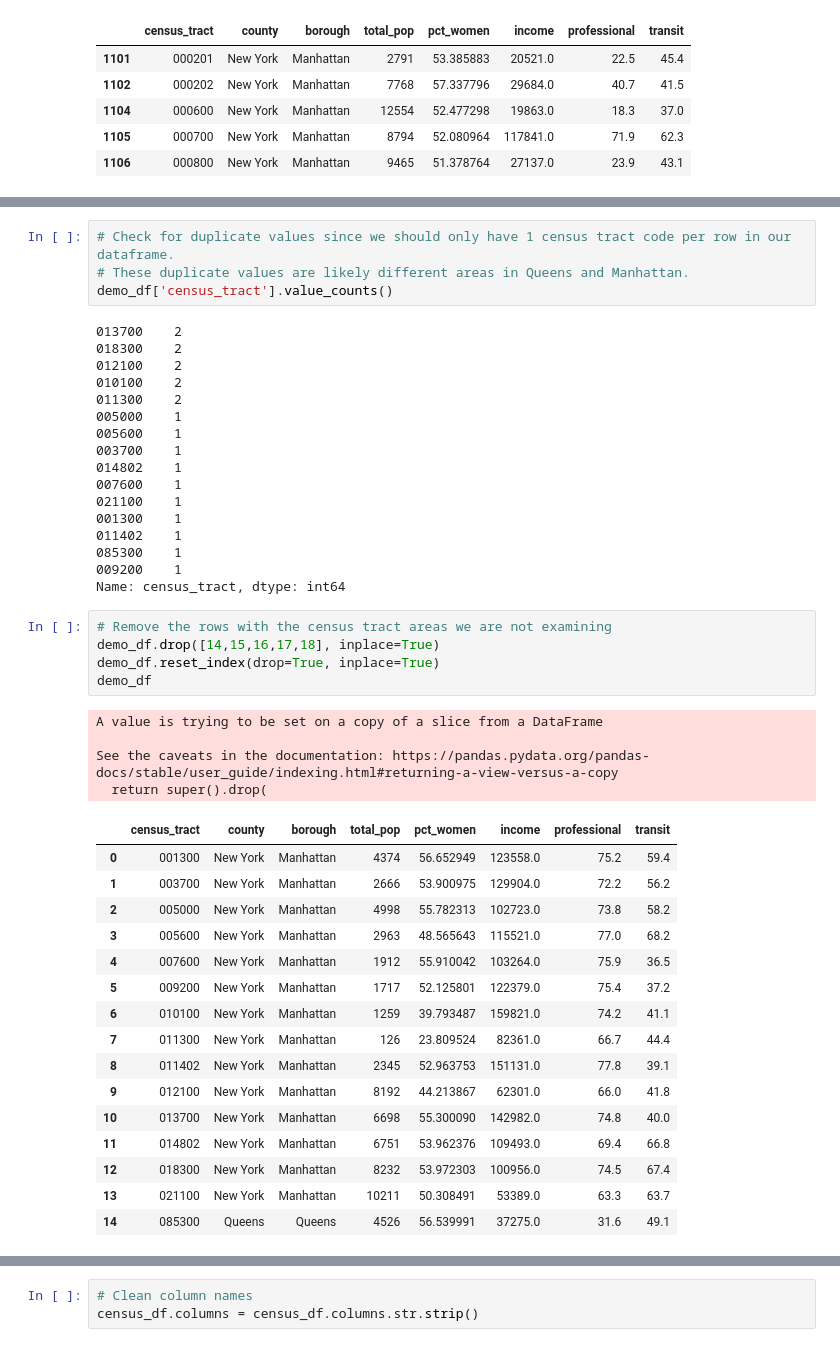
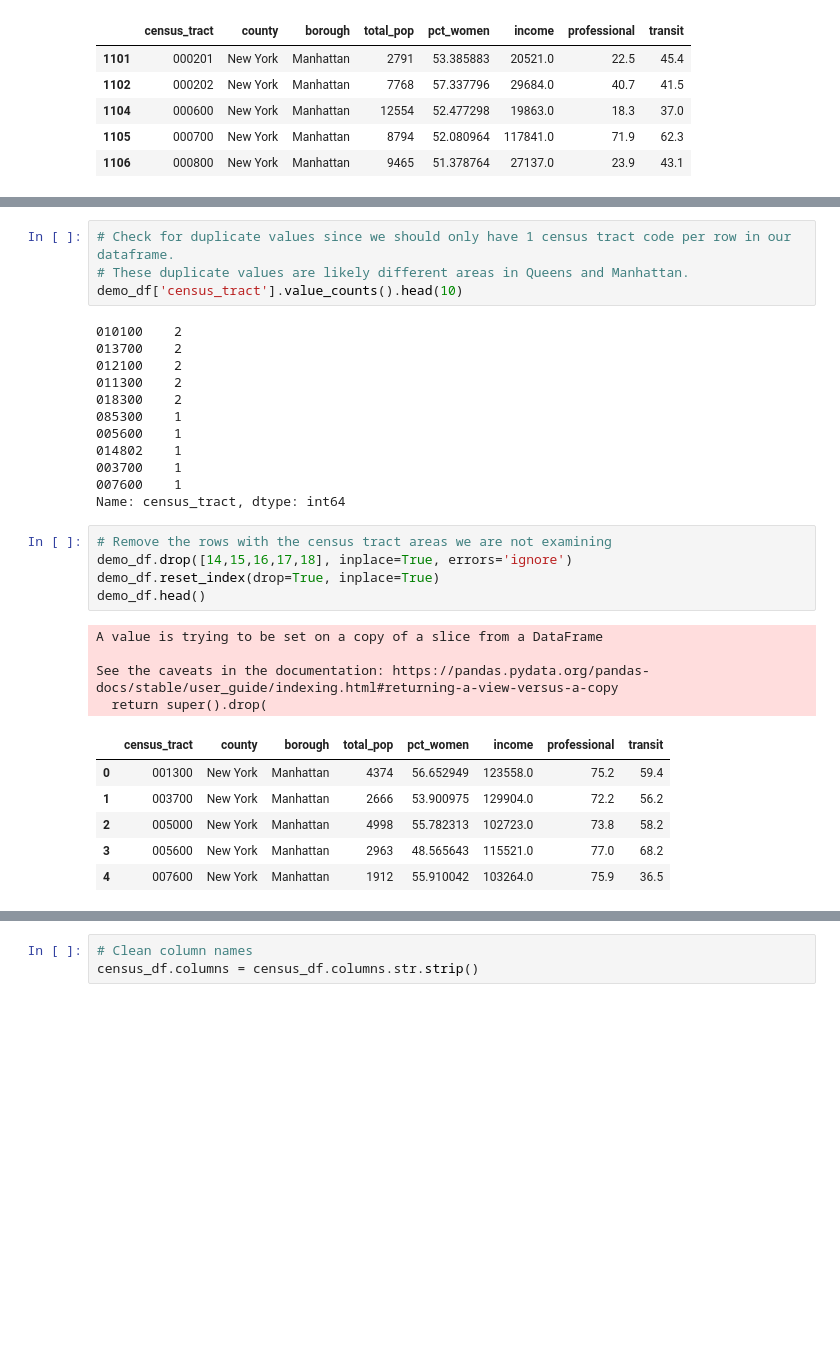
Before and after one commit to gjj425/MTA_EDA_Project, a Jupyter notebook: demographic_data.ipynb, the cells around one changed output, grey strips where cells are left out. Drawn from its saved outputs; the diff is of its cells as text; blank space fills up the shorter version.

```diff
--- a/demographic_data.ipynb
+++ b/demographic_data.ipynb
@@ -501,50 +451,35 @@ demo_df
 # %%
 # Check for duplicate values since we should only have 1 census tract code per row in our dataframe.
 # These duplicate values are likely different areas in Queens and Manhattan.
-demo_df['census_tract'].value_counts()
+demo_df['census_tract'].value_counts().head(10)
 # %% [output]
+010100    2
 013700    2
+012100    2
+011300    2
 018300    2
-012100    2
-010100    2
-011300    2
-005000    1
+085300    1
 005600    1
+014802    1
 003700    1
-014802    1
 007600    1
-021100    1
-001300    1
-011402    1
-085300    1
-009200    1
 Name: census_tract, dtype: int64
 # %%
 # Remove the rows with the census tract areas we are not examining
-demo_df.drop([14,15,16,17,18], inplace=True)
+demo_df.drop([14,15,16,17,18], inplace=True, errors='ignore')
 demo_df.reset_index(drop=True, inplace=True)
-demo_df
+demo_df.head()
 # %% [output]
 A value is trying to be set on a copy of a slice from a DataFrame
 
 See the caveats in the documentation: https://pandas.pydata.org/pandas-docs/stable/user_guide/indexing.html#returning-a-view-versus-a-copy
   return super().drop(
 |  | census_tract | county | borough | total_pop | pct_women | income | professional | transit |
 | 0 | 001300 | New York | Manhattan | 4374 | 56.652949 | 123558.0 | 75.2 | 59.4 |
 | 1 | 003700 | New York | Manhattan | 2666 | 53.900975 | 129904.0 | 72.2 | 56.2 |
 | 2 | 005000 | New York | Manhattan | 4998 | 55.782313 | 102723.0 | 73.8 | 58.2 |
 | 3 | 005600 | New York | Manhattan | 2963 | 48.565643 | 115521.0 | 77.0 | 68.2 |
 | 4 | 007600 | New York | Manhattan | 1912 | 55.910042 | 103264.0 | 75.9 | 36.5 |
-| 5 | 009200 | New York | Manhattan | 1717 | 52.125801 | 122379.0 | 75.4 | 37.2 |
-| 6 | 010100 | New York | Manhattan | 1259 | 39.793487 | 159821.0 | 74.2 | 41.1 |
-| 7 | 011300 | New York | Manhattan | 126 | 23.809524 | 82361.0 | 66.7 | 44.4 |
-| 8 | 011402 | New York | Manhattan | 2345 | 52.963753 | 151131.0 | 77.8 | 39.1 |
-| 9 | 012100 | New York | Manhattan | 8192 | 44.213867 | 62301.0 | 66.0 | 41.8 |
-| 10 | 013700 | New York | Manhattan | 6698 | 55.300090 | 142982.0 | 74.8 | 40.0 |
-| 11 | 014802 | New York | Manhattan | 6751 | 53.962376 | 109493.0 | 69.4 | 66.8 |
-| 12 | 018300 | New York | Manhattan | 8232 | 53.972303 | 100956.0 | 74.5 | 67.4 |
-| 13 | 021100 | New York | Manhattan | 10211 | 50.308491 | 53389.0 | 63.3 | 63.7 |
-| 14 | 085300 | Queens | Queens | 4526 | 56.539991 | 37275.0 | 31.6 | 49.1 |
 # %%
 # Convert previously created dictionary of subway stations w/ corresponding census tract codes into a pd Series
 # to convert into a dataframe and then merge with the dataframe above
```
Also changed, not shown: parts of 21 cells of this notebook.
